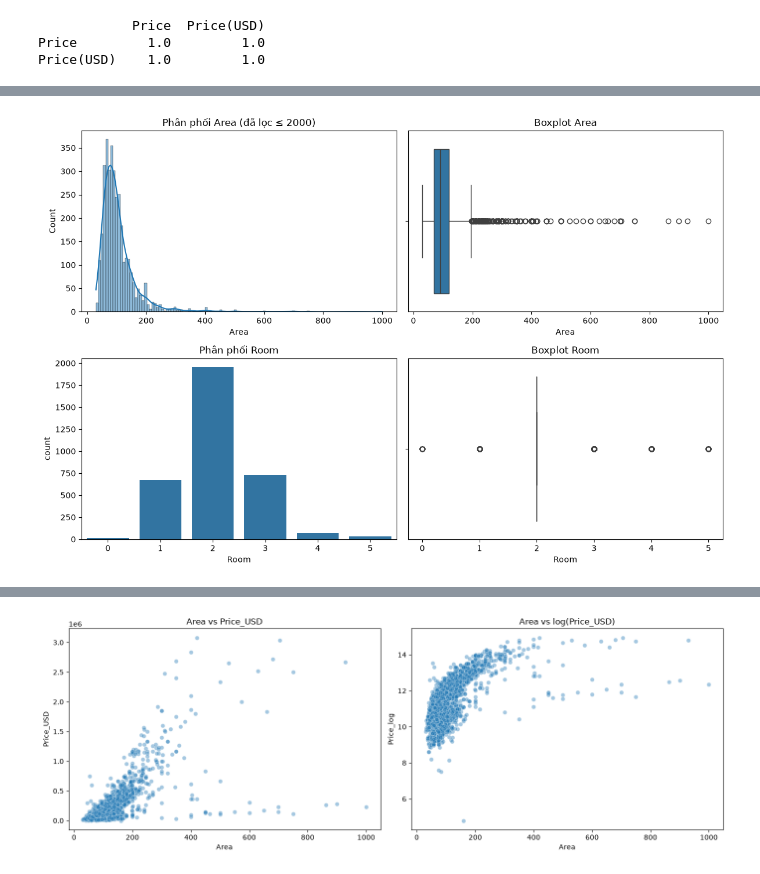
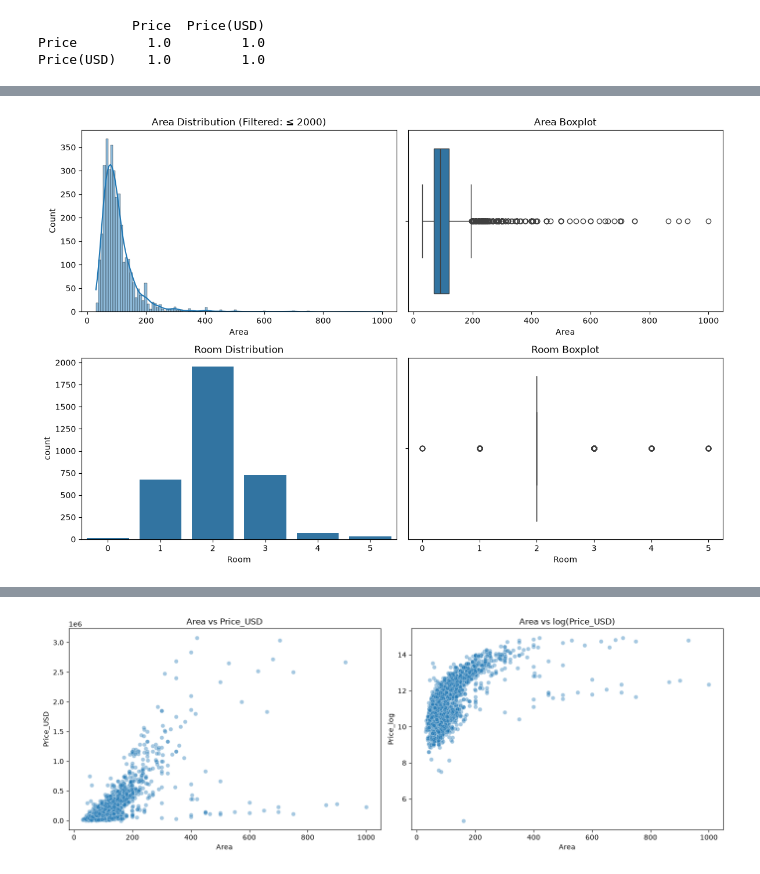
Before and after one commit to hhlong2808/house-prediction-project, a Jupyter notebook: notebooks/01_eda.ipynb, the cells around one changed output, grey strips where cells are left out. Drawn from its saved outputs; the diff is of its cells as text; code cells hidden in the pictures.

```diff
--- a/notebooks/01_eda.ipynb
+++ b/notebooks/01_eda.ipynb
@@ -108,15 +129,19 @@ plt.show()
 # %%
-fig, axes = plt.subplots(2, 2, figsize=(12,8))
-sns.histplot(df['Area'], kde=True, ax=axes[0,0])
-axes[0,0].set_title('Phân phối Area (đã lọc ≤ 2000)')
-sns.boxplot(x=df['Area'], ax=axes[0,1])
-axes[0,1].set_title('Boxplot Area')
+fig, axes = plt.subplots(2, 2, figsize=(12, 8))
 
-sns.countplot(x='Room', data=df, ax=axes[1,0])
-axes[1,0].set_title('Phân phối Room')
-sns.boxplot(x=df['Room'], ax=axes[1,1])
-axes[1,1].set_title('Boxplot Room')
+sns.histplot(df['Area'], kde=True, ax=axes[0, 0])
+axes[0, 0].set_title('Area Distribution (Filtered: ≤ 2000)')
+
+sns.boxplot(x=df['Area'], ax=axes[0, 1])
+axes[0, 1].set_title('Area Boxplot')
+
+sns.countplot(x='Room', data=df, ax=axes[1, 0])
+axes[1, 0].set_title('Room Distribution')
+
+sns.boxplot(x=df['Room'], ax=axes[1, 1])
+axes[1, 1].set_title('Room Boxplot')
+
 plt.tight_layout()
 plt.show()
 # %% [output]
-[figure, old version]
+[figure, new version]
```
Also changed, not shown: parts of 14 cells of this notebook.
